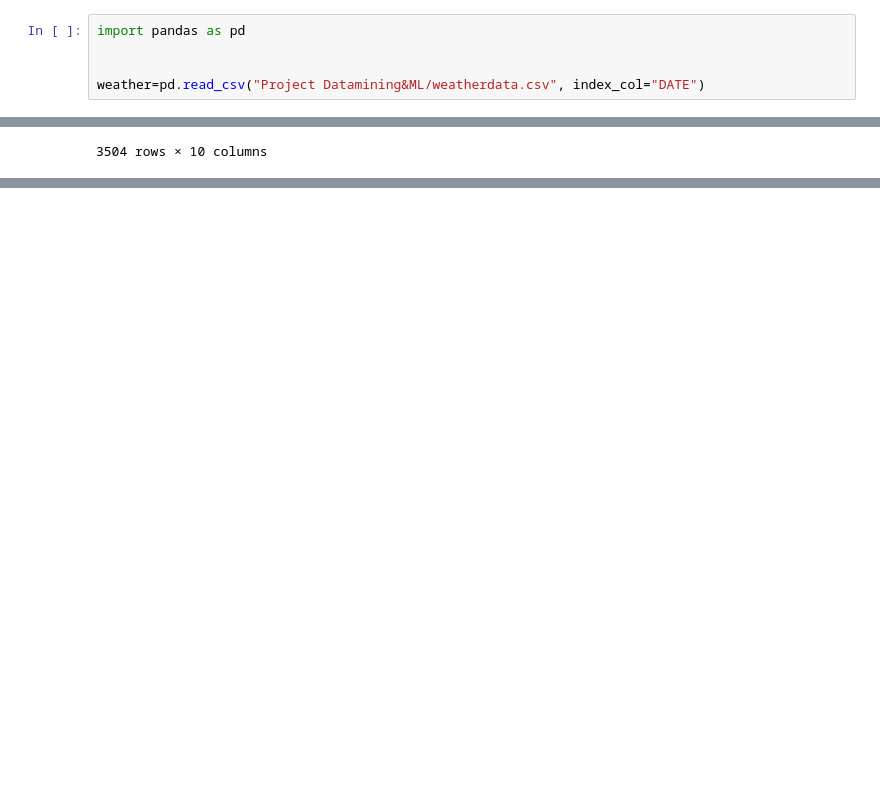
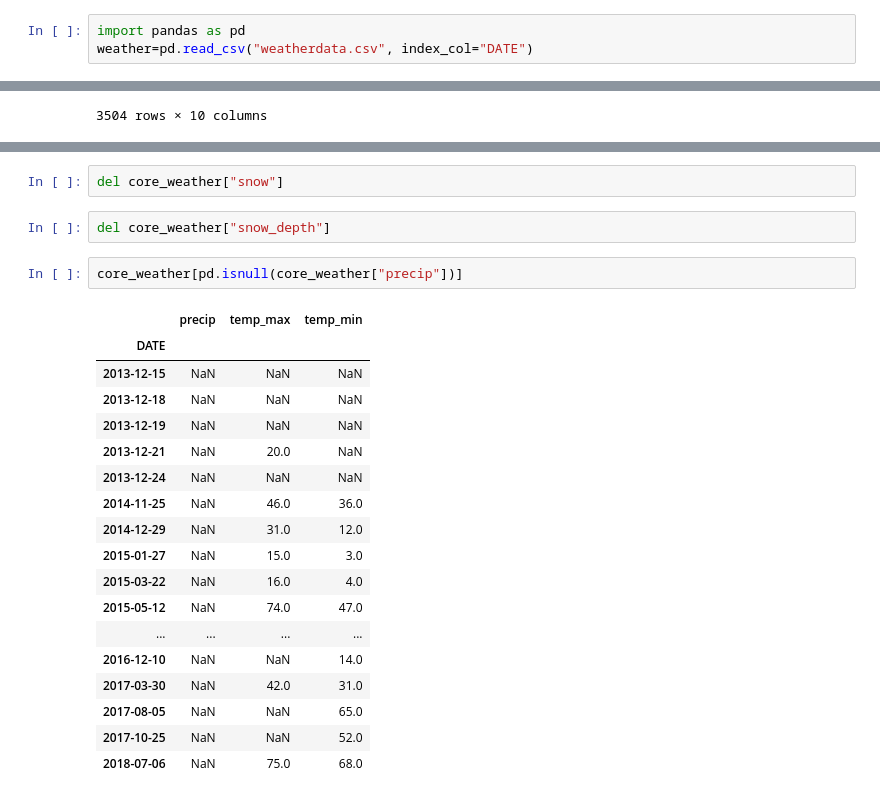
Before and after one commit to HamzaZamit/WeatherForecasting, a Jupyter notebook: Weather Forecasting.ipynb, the cells around one changed output, grey strips where cells are left out. Cells and saved outputs as stored; diff of their text form; blank space fills up the shorter version.

```diff
--- a/Weather Forecasting.ipynb
+++ b/Weather Forecasting.ipynb
@@ -1,8 +1,6 @@
 # %%
 import pandas as pd
-
-
-weather=pd.read_csv("Project Datamining&ML/weatherdata.csv", index_col="DATE")
+weather=pd.read_csv("weatherdata.csv", index_col="DATE")
 # %%
 weather
 # %% [output]
@@ -57,0 +82,25 @@ weather
+# %%
+del core_weather["snow"]
+# %%
+del core_weather["snow_depth"]
+# %%
+core_weather[pd.isnull(core_weather["precip"])]
+# %% [output]
+|  | precip | temp_max | temp_min |
+| DATE |  |  |  |
+| 2013-12-15 | NaN | NaN | NaN |
+| 2013-12-18 | NaN | NaN | NaN |
+| 2013-12-19 | NaN | NaN | NaN |
+| 2013-12-21 | NaN | 20.0 | NaN |
+| 2013-12-24 | NaN | NaN | NaN |
+| 2014-11-25 | NaN | 46.0 | 36.0 |
+| 2014-12-29 | NaN | 31.0 | 12.0 |
+| 2015-01-27 | NaN | 15.0 | 3.0 |
+| 2015-03-22 | NaN | 16.0 | 4.0 |
+| 2015-05-12 | NaN | 74.0 | 47.0 |
+| ... | ... | ... | ... |
+| 2016-12-10 | NaN | NaN | 14.0 |
+| 2017-03-30 | NaN | 42.0 | 31.0 |
+| 2017-08-05 | NaN | NaN | 65.0 |
+| 2017-10-25 | NaN | NaN | 52.0 |
+| 2018-07-06 | NaN | 75.0 | 68.0 |
```
Also changed, not shown: parts of 27 cells of this notebook.
